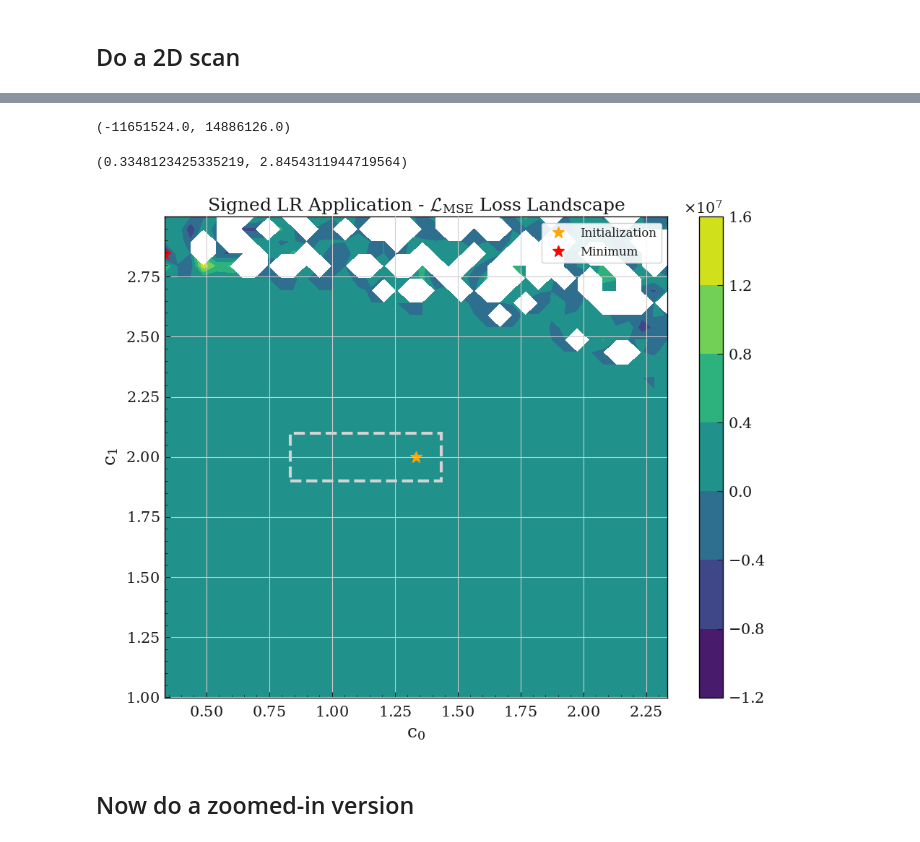
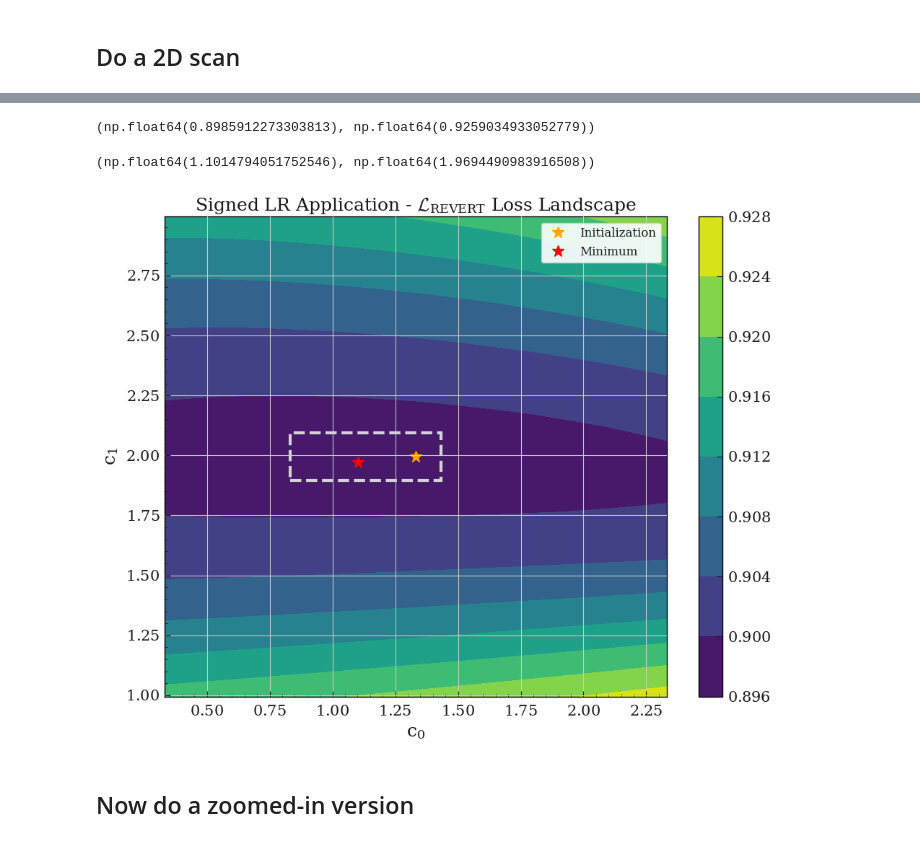
Before and after one commit to mdkdrnevich/QuasiDRE, a Jupyter notebook: ToyModels/SMM_loss_landscape.ipynb, the cells around one changed output, grey strips where cells are left out. Cells and saved outputs as stored; diff of their text form; code cells hidden in the pictures.

```diff
--- a/ToyModels/SMM_loss_landscape.ipynb
+++ b/ToyModels/SMM_loss_landscape.ipynb
@@ -289,8 +255,8 @@ pare_losses = np.zeros((N,N))
 x = np.linspace(coefficient_init[0]-1, coefficient_init[0]+1, N)
 y = np.linspace(coefficient_init[1]-1, coefficient_init[1]+1, N)
 
-for i, c0 in enumerate(x):
-    for j, c1 in enumerate(y):
+for i, c0 in tqdm(enumerate(x), total=N):
+    for j, c1 in tqdm(enumerate(y), total=N, leave=False):
         ratios = get_total_ratio(c0, c1, train_subratios)
         pare_losses[i,j] = get_pare_loss(ratios, targets, weights, t0=t0, t1=t1)
 
@@ -329,46 +295,46 @@ fig.tight_layout()
 # %%
 N = 40
-mse_losses = np.zeros((N,N))
+revert_losses = np.zeros((N,N))
 x = np.linspace(coefficient_init[0]-1, coefficient_init[0]+1, N)
 y = np.linspace(coefficient_init[1]-1, coefficient_init[1]+1, N)
 
-for i, c0 in enumerate(x):
-    for j, c1 in enumerate(y):
+for i, c0 in tqdm(enumerate(x), total=N):
+    for j, c1 in tqdm(enumerate(y), total=N, leave=False):
         ratios = get_total_ratio(c0, c1, train_subratios)
-        mse_losses[i,j] = get_mse_loss(ratios, targets, weights)
+        revert_losses[i,j] = get_revert_loss(ratios, targets, weights)
 
-mse_losses = np.array(mse_losses)
+revert_losses = np.array(revert_losses)
 # %%
-mse_vmin = np.nanmin(mse_losses[~np.isinf(mse_losses)])
-mse_vmax = np.nanmax(mse_losses[~np.isinf(mse_losses)])
+mse_vmin = np.nanmin(revert_losses[~np.isinf(revert_losses)])
+mse_vmax = np.nanmax(revert_losses[~np.isinf(revert_losses)])
 mse_vmin, mse_vmax
 # %% [output]
-(-11651524.0, 14886126.0)
+(np.float64(0.8985912273303813), np.float64(0.9259034933052779))
 # %%
-mse_argmin = np.argmin(np.nan_to_num(mse_losses, nan=mse_vmax, posinf=mse_vmax, neginf=mse_vmax))
+mse_argmin = np.argmin(np.nan_to_num(revert_losses, nan=mse_vmax, posinf=mse_vmax, neginf=mse_vmax))
 x[mse_argmin//N], y[mse_argmin%N]
 # %% [output]
-(0.3348123425335219, 2.8454311944719564)
+(np.float64(1.1014794051752546), np.float64(1.9694490983916508))
 # %%
 fig, ax = plt.subplots()
 fig.set_size_inches(10,8)
 
 xx, yy = np.meshgrid(x,y)
-im = ax.contourf(xx, yy, mse_losses.T)#, levels=np.linspace(-1e6, 1e6, 15))
+im = ax.contourf(xx, yy, revert_losses.T)#, levels=np.linspace(-1e6, 1e6, 15))
 ax.plot(*coefficient_init, '*', c='orange', label="Initialization", markersize='12')
 ax.plot(x[mse_argmin//N], y[mse_argmin%N], '*', c='red', label="Minimum", markersize='12')
 rect = patches.Rectangle((coefficient_init[0]-0.5, coefficient_init[1]-0.1), 0.6, 0.2, linewidth=3, edgecolor='lightgray', linestyle='--', facecolor='none')
 ax.add_patch(rect)
 ax.set_xlabel('$c_0$')
 ax.set_ylabel('$c_1$')
-ax.set_title("Signed LR Application - $\mathcal{L}_{MSE}$ Loss Landscape", fontsize=18)
+ax.set_title("Signed LR Application - $\mathcal{L}_{REVERT}$ Loss Landscape", fontsize=18)
 ax.grid()
 ax.legend(frameon=True, framealpha=0.9)
 fig.colorbar(im, ax=ax)
 
 fig.tight_layout()
 # %% [output]
-[figure, old version]
+[figure, new version]
 # %% [markdown]
 ## Now do a zoomed-in version
 # %%
```
Also changed, not shown: parts of 34 cells of this notebook.
